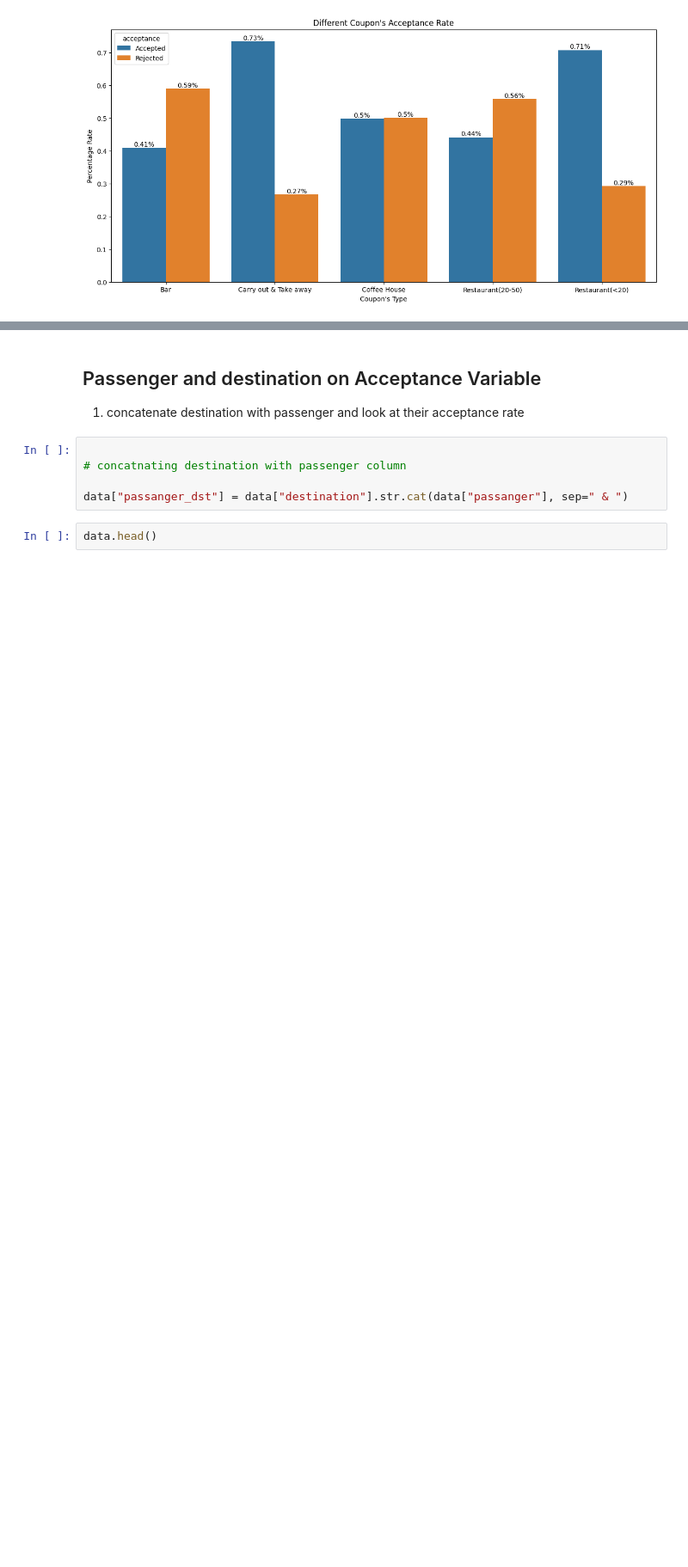
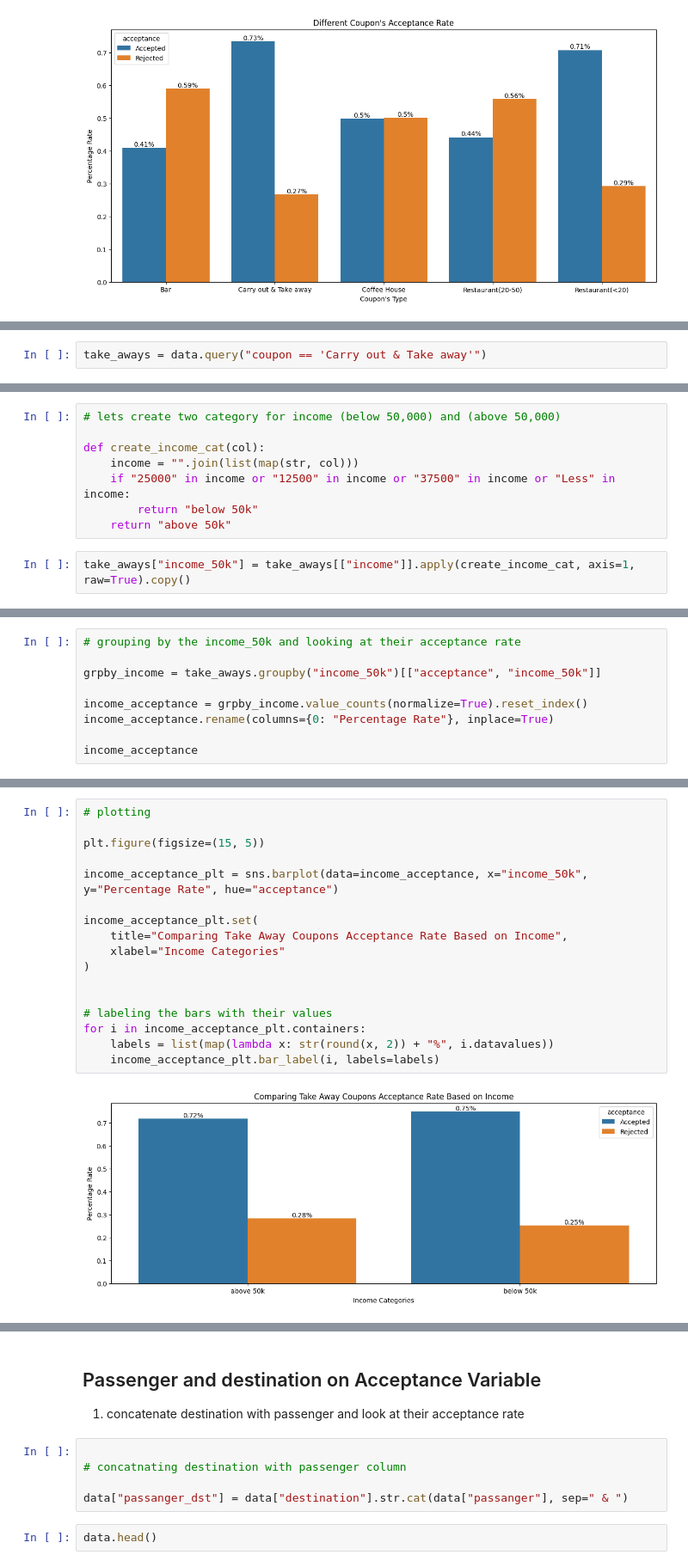
Before and after one commit to arezazadeh/EDA-Coupon_Acceptance, a Jupyter notebook: coupon_activity.ipynb, the cells around one changed output, grey strips where cells are left out. Shown at 86% size. Drawn from its saved outputs; the diff is of its cells as text; blank space fills up the shorter version.

```diff
--- a/coupon_activity.ipynb
+++ b/coupon_activity.ipynb
@@ -736,0 +739,2 @@ for i in coupons_plt.containers:
+# %%
+take_aways = data.query("coupon == 'Carry out & Take away'")
@@ -736,0 +756,10 @@ for i in coupons_plt.containers:
+# %%
+# lets create two category for income (below 50,000) and (above 50,000)
+
+def create_income_cat(col):
+    income = "".join(list(map(str, col)))
+    if "25000" in income or "12500" in income or "37500" in income or "Less" in income:
+        return "below 50k"
+    return "above 50k"
+# %%
+take_aways["income_50k"] = take_aways[["income"]].apply(create_income_cat, axis=1, raw=True).copy()
@@ -736,0 +772,9 @@ for i in coupons_plt.containers:
+# %%
+# grouping by the income_50k and looking at their acceptance rate
+
+grpby_income = take_aways.groupby("income_50k")[["acceptance", "income_50k"]]
+
+income_acceptance = grpby_income.value_counts(normalize=True).reset_index()
+income_acceptance.rename(columns={0: "Percentage Rate"}, inplace=True)
+
+income_acceptance
@@ -736,0 +787,19 @@ for i in coupons_plt.containers:
+# %%
+# plotting
+
+plt.figure(figsize=(15, 5))
+
+income_acceptance_plt = sns.barplot(data=income_acceptance, x="income_50k", y="Percentage Rate", hue="acceptance")
+
+income_acceptance_plt.set(
+    title="Comparing Take Away Coupons Acceptance Rate Based on Income",
+    xlabel="Income Categories"
+)
+
+
+# labeling the bars with their values
+for i in income_acceptance_plt.containers:
+    labels = list(map(lambda x: str(round(x, 2)) + "%", i.datavalues))
+    income_acceptance_plt.bar_label(i, labels=labels)
+# %% [output]
+[figure, added]
```
Also changed, not shown: parts of 10 cells of this notebook, 27 other files.
